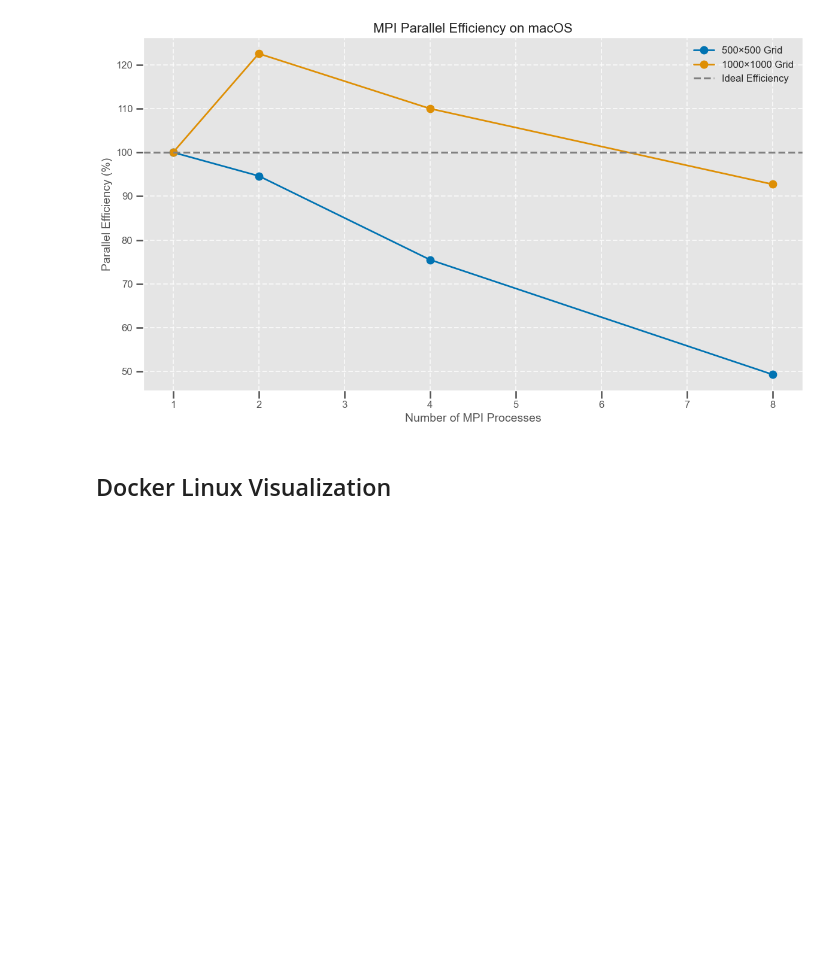
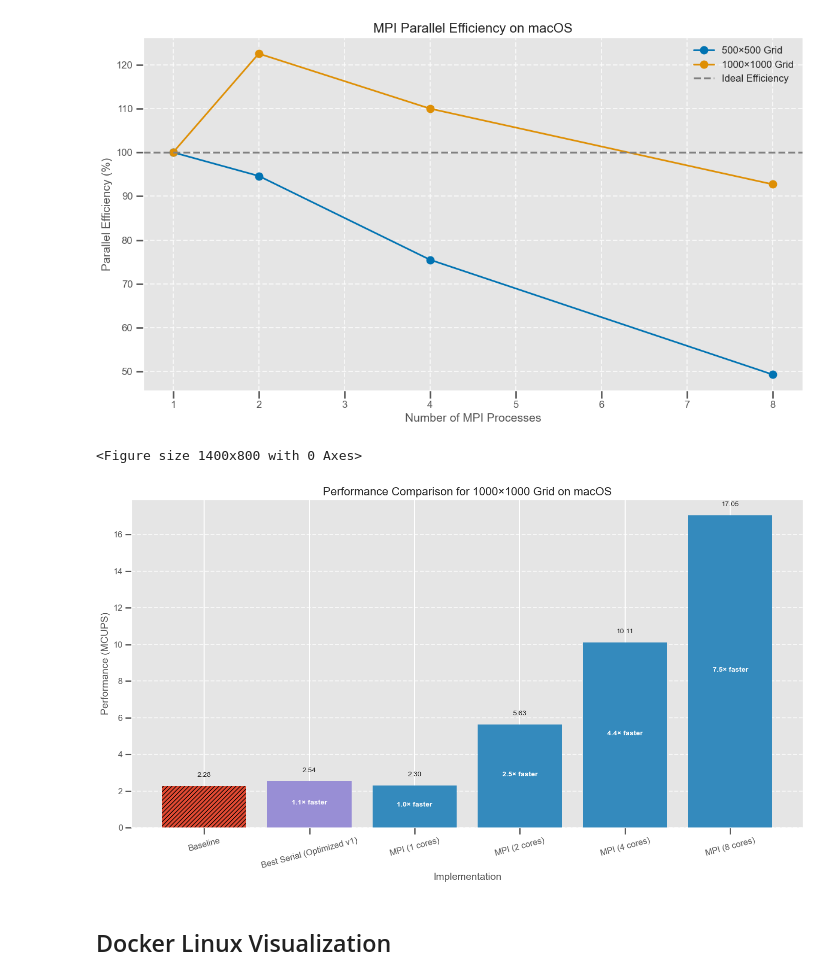
Before and after one commit to AprilQx/Advanced-Computing, a Jupyter notebook: notebook/visualization.ipynb, the cells around one changed output. Drawn from its saved outputs; the diff is of its cells as text; code cells hidden in the pictures; blank space fills up the shorter version.

Commit message:
updated visualizations

```diff
--- a/notebook/visualization.ipynb
+++ b/notebook/visualization.ipynb
@@ -348,0 +393,67 @@ plt.show()
+# %%
+plt.figure(figsize=(14, 8))
+
+# Get the best serial implementation for each grid size
+best_serial = df_serial.loc[df_serial.groupby('Grid Size')['Performance (MCUPS)'].idxmax()]
+best_serial_rename = best_serial.rename(columns={'Performance (MCUPS)': 'Performance'})
+best_serial_rename['Implementation'] = best_serial_rename.apply(lambda row: f"Best Serial ({row['Implementation']})", axis=1)
+# Extract baseline data
+baseline_data_1000 = df_serial[(df_serial['Grid Size'] == 1000) &
+                              (df_serial['Implementation'] == 'Baseline')].copy()
+baseline_data_1000 = baseline_data_1000.rename(columns={'Performance (MCUPS)': 'Performance'})
+
+# Add 1000×1000 MPI data to compare
+mpi_1000 = df_mpi[df_mpi['Grid Size'] == 1000].copy()
+mpi_1000.columns = ['Grid Size', 'Cores', 'Performance']
+mpi_1000['Implementation'] = mpi_1000['Cores'].apply(lambda x: f"MPI ({x} cores)")
+
+# Create plot data
+compare_data = pd.concat([
+    baseline_data_1000[['Grid Size', 'Implementation', 'Performance']],
+    best_serial_rename[best_serial_rename['Grid Size'] == 1000][['Grid Size', 'Implementation', 'Performance']],
+    mpi_1000[['Grid Size', 'Implementation', 'Performance']]
+])
+
+# Sort implementations in a meaningful order
+implementation_order = ['Baseline'] + \
+                     [impl for impl in compare_data['Implementation'] if 'Best Serial' in impl] + \
+                     [impl for impl in compare_data['Implementation'] if 'MPI' in impl]
+compare_data['Implementation'] = pd.Categorical(
+    compare_data['Implementation'],
+    categories=implementation_order,
+    ordered=True
+)
+compare_data = compare_data.sort_values('Implementation')
+
+# Create the plot with custom colors
+colors = ['#E24A33', '#988ED5'] + ['#348ABD'] * 4  # Baseline, Best Serial, MPI
+plt.figure(figsize=(14, 8))
+bars = plt.bar(compare_data['Implementation'], compare_data['Performance'], color=colors)
+
+# Highlight the baseline with a pattern
+baseline_idx = 0
+bars[baseline_idx].set_hatch('////')
+
+plt.title('Performance Comparison for 1000×1000 Grid on macOS', fontsize=16)
+plt.xlabel('Implementation', fontsize=14)
+plt.ylabel('Performance (MCUPS)', fontsize=14)
+plt.xticks(rotation=15)
+plt.grid(axis='y', linestyle='--', alpha=0.7)
+
+# Add value labels and speedup vs baseline
+baseline_perf = compare_data[compare_data['Implementation'] == 'Baseline']['Performance'].values[0]
+for i, (impl, perf) in enumerate(zip(compare_data['Implementation'], compare_data['Performance'])):
+    plt.text(i, perf + 0.5, f"{perf:.2f}", ha='center', fontsize=10)
+
+    # Add speedup annotation (except for baseline itself)
+    if impl != 'Baseline':
+        speedup = perf / baseline_perf
+        plt.text(i, perf/2, f"{speedup:.1f}× faster", ha='center', fontsize=10,
+                color='white', fontweight='bold')
+
+plt.tight_layout()
+plt.savefig('macos_implementation_comparison_with_baseline.png', dpi=300)
+plt.show()
+# %% [output]
+<Figure size 1400x800 with 0 Axes>
+[figure, added]
```
Also changed, not shown: parts of 3 cells of this notebook, 4 other files.
